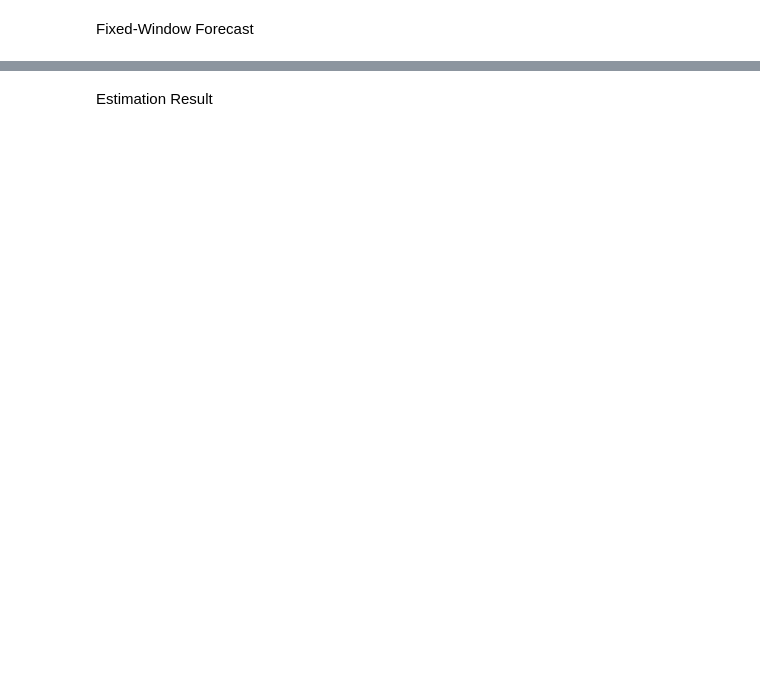
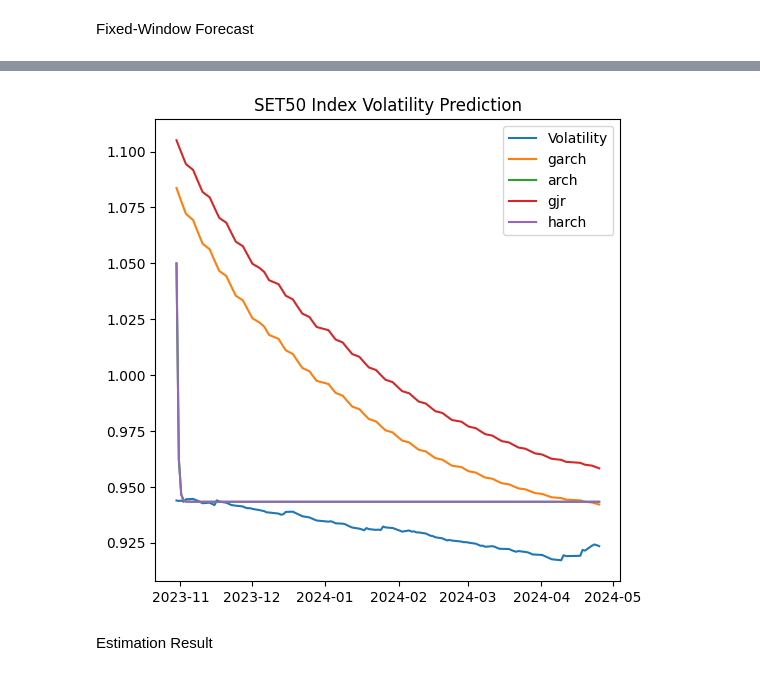
Before and after one commit to SupanutSbrc/SET50-Sharpe-Analysis, a Jupyter notebook: SET50index Vol.ipynb, the cells around one changed output, grey strips where cells are left out. Saved outputs shown, nothing was run; the diff lists cells and outputs as text; code cells hidden in the pictures; blank space fills up the shorter version.

```diff
--- a/SET50index Vol.ipynb
+++ b/SET50index Vol.ipynb
@@ -167,3 +44,9 @@ realized_volatility_train, realized_volatility_test= realized_volatility[:-120],
+# %%
+real_vol = []
+for i in range(len(returns)):
+    vol = returns[:i].std()
+    real_vol.append(vol)
+test_vol = real_vol[-120:]
 # %% [markdown]
 Fixed-Window Forecast
 # %%
@@ -174,3 +83,15 @@ harch_forecast = harch_model_fit.forecast(horizon=len(returns_test),method='anal
+# %%
+plt.figure(figsize=(6,6))
+plt.plot(df_test['Vol'],label = 'Volatility')
+plt.plot(df_test['garch'], label = 'garch')
+plt.plot(df_test['arch'], label = 'arch')
+plt.plot(df_test['gjr'], label = 'gjr')
+plt.plot(df_test['harch'], label = 'harch')
+plt.legend()
+plt.title('SET50 Index Volatility Prediction')
+plt.show()
+# %% [output]
+[figure, added]
 # %% [markdown]
 Estimation Result
 # %%
```
Also changed, not shown: parts of 22 cells of this notebook, 1 other file.
